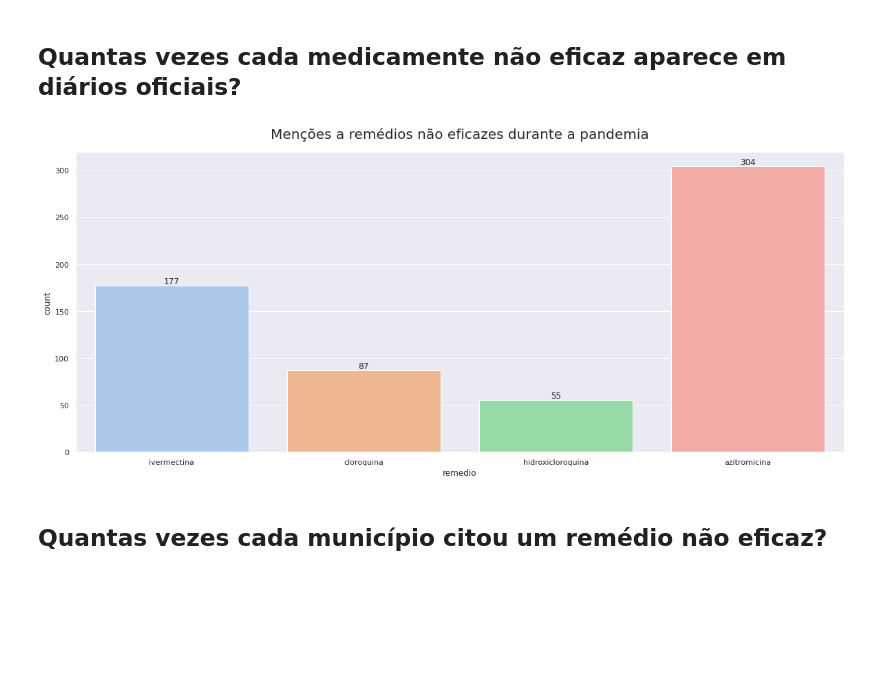
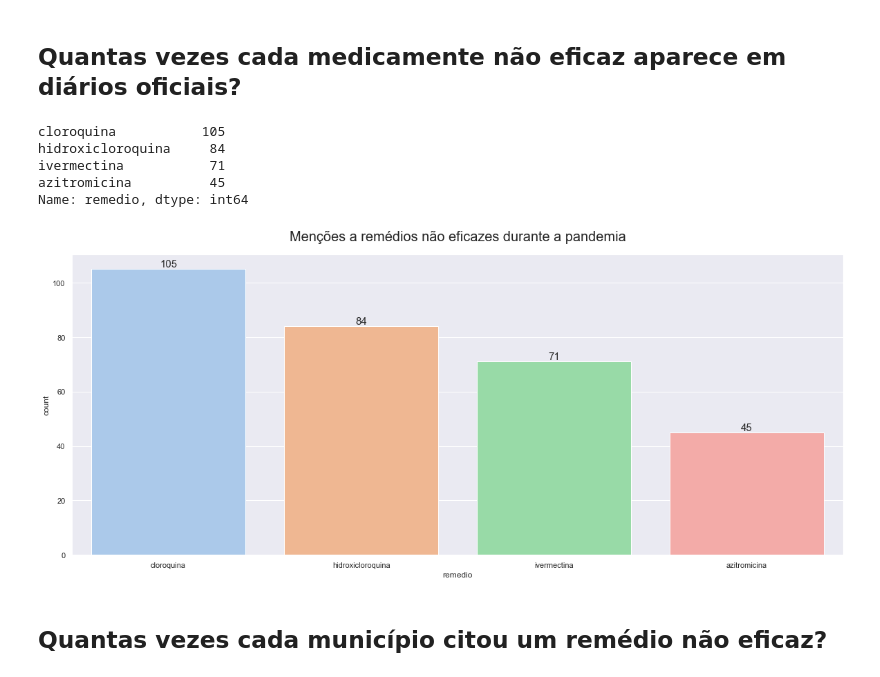
Before and after one commit to bezerraescossia/imd-data-science, a Jupyter notebook: eda.ipynb, the cells around one changed output. Cells and saved outputs as stored; diff of their text form; code cells hidden in the pictures; blank space fills up the shorter version.

```diff
--- a/eda.ipynb
+++ b/eda.ipynb
@@ -8,6 +8,6 @@ import seaborn as sns
 # %% [markdown]
 # CARREGANDO ARQUIVOS
 # %%
-df = pd.read_csv('log.csv', index_col=0)
+df = pd.read_csv('data/log.csv')
 df.head()
 # %% [output]
@@ -22,16 +21,25 @@ df.head()
 # ANÁLISE EXPLORATÓRIA DE DADOS
 # %% [markdown]
 ## Quantas vezes cada medicamente não eficaz aparece em diários oficiais?
+# %%
+df['remedio'].value_counts()
+# %% [output]
+cloroquina           105
+hidroxicloroquina     84
+ivermectina           71
+azitromicina          45
+Name: remedio, dtype: int64
 # %%
 sns.set_theme(style = 'whitegrid')
 sns.set(rc={'figure.figsize':(20,8)})
-ax = sns.countplot(x = 'remedio', data = df, palette = 'pastel')
+ax = sns.countplot(x = 'remedio', data = df, palette = 'pastel', order=df['remedio'].value_counts().index.to_list())
 ax.set_title('Menções a remédios não eficazes durante a pandemia', fontsize=20, pad=20)
-ax.bar_label(ax.containers[0])
+ax.bar_label(ax.containers[0], fontsize=15)
 
+plt.savefig('img/remedios.png')
 
 plt.show()
 # %% [output]
-[figure, old version]
+[figure, new version]
 # %% [markdown]
 ## Quantas vezes cada município citou um remédio não eficaz?
```
Also changed, not shown: parts of 8 cells of this notebook, 3 other files.
